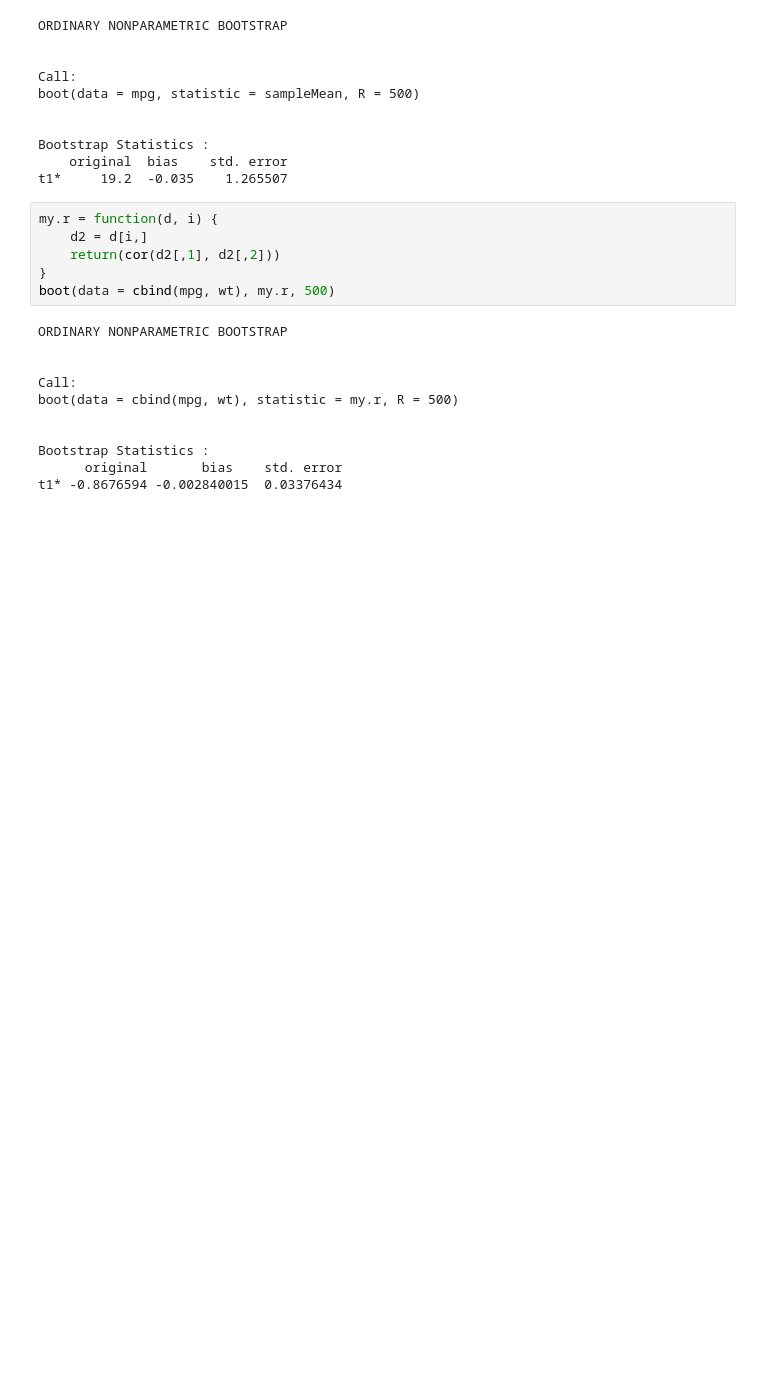
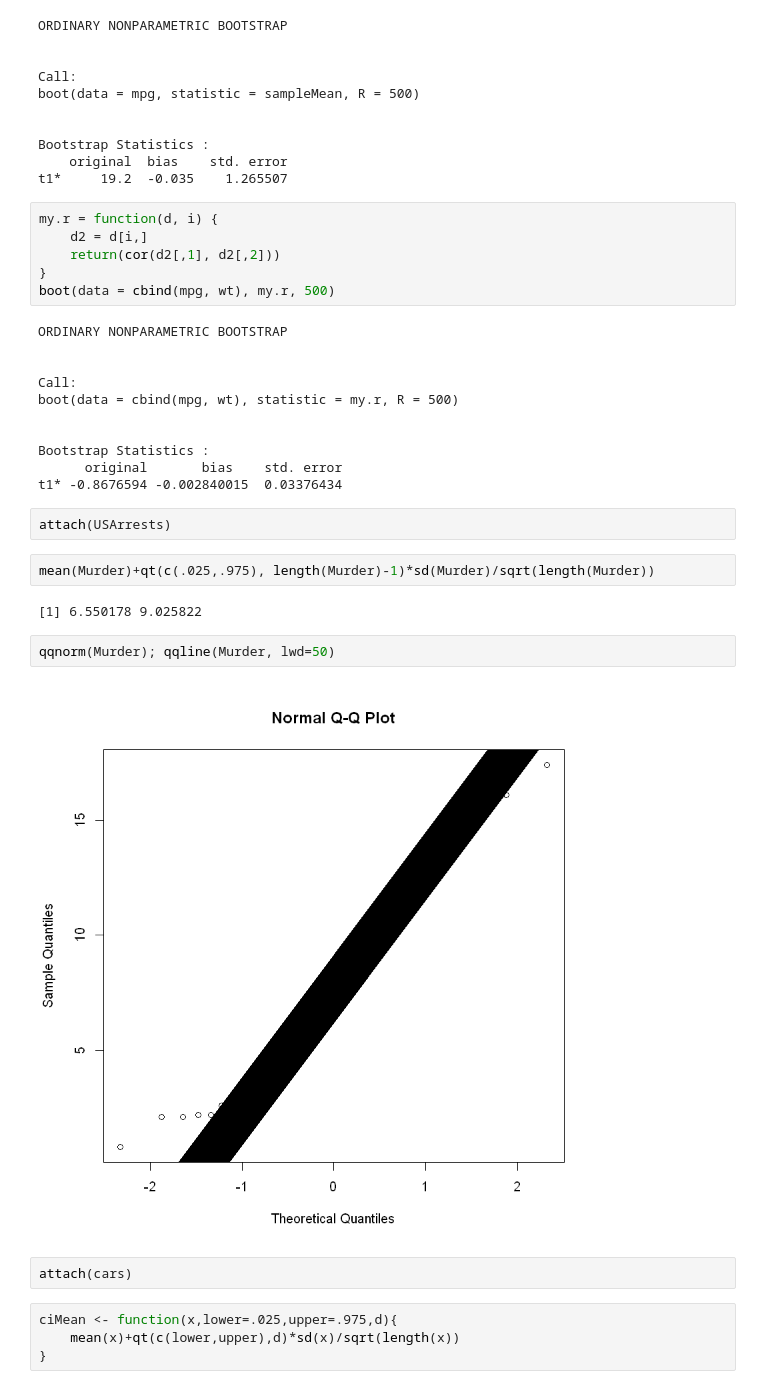
Before and after one commit to ngocdha/hw_Statistical_Learning, a Jupyter notebook: Notes/Chap4_samplingDist/Untitled.ipynb, the cells around one changed output. Saved outputs shown, nothing was run; the diff lists cells and outputs as text; blank space fills up the shorter version.

```diff
--- a/Notes/Chap4_samplingDist/Untitled.ipynb
+++ b/Notes/Chap4_samplingDist/Untitled.ipynb
@@ -81,3 +81,19 @@ boot(data = cbind(mpg, wt), statistic = my.r, R = 500)
 Bootstrap Statistics :
       original       bias    std. error
 t1* -0.8676594 -0.002840015  0.03376434
+# %%
+attach(USArrests)
+# %%
+mean(Murder)+qt(c(.025,.975), length(Murder)-1)*sd(Murder)/sqrt(length(Murder))
+# %% [output]
+[1] 6.550178 9.025822
+# %%
+qqnorm(Murder); qqline(Murder, lwd=50)
+# %% [output]
+[figure, added]
+# %%
+attach(cars)
+# %%
+ciMean <- function(x,lower=.025,upper=.975,d){
+    mean(x)+qt(c(lower,upper),d)*sd(x)/sqrt(length(x))
+}
```
Also changed, not shown: parts of 4 cells of this notebook, 1 other file.
